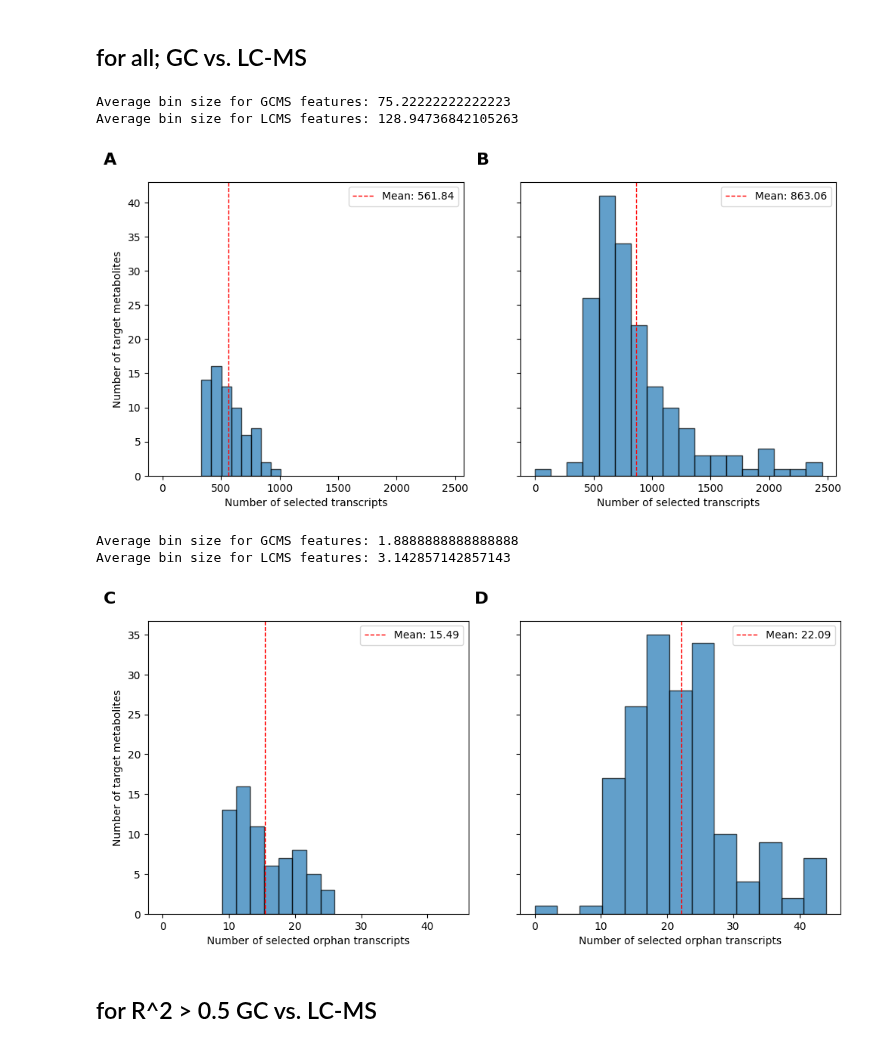
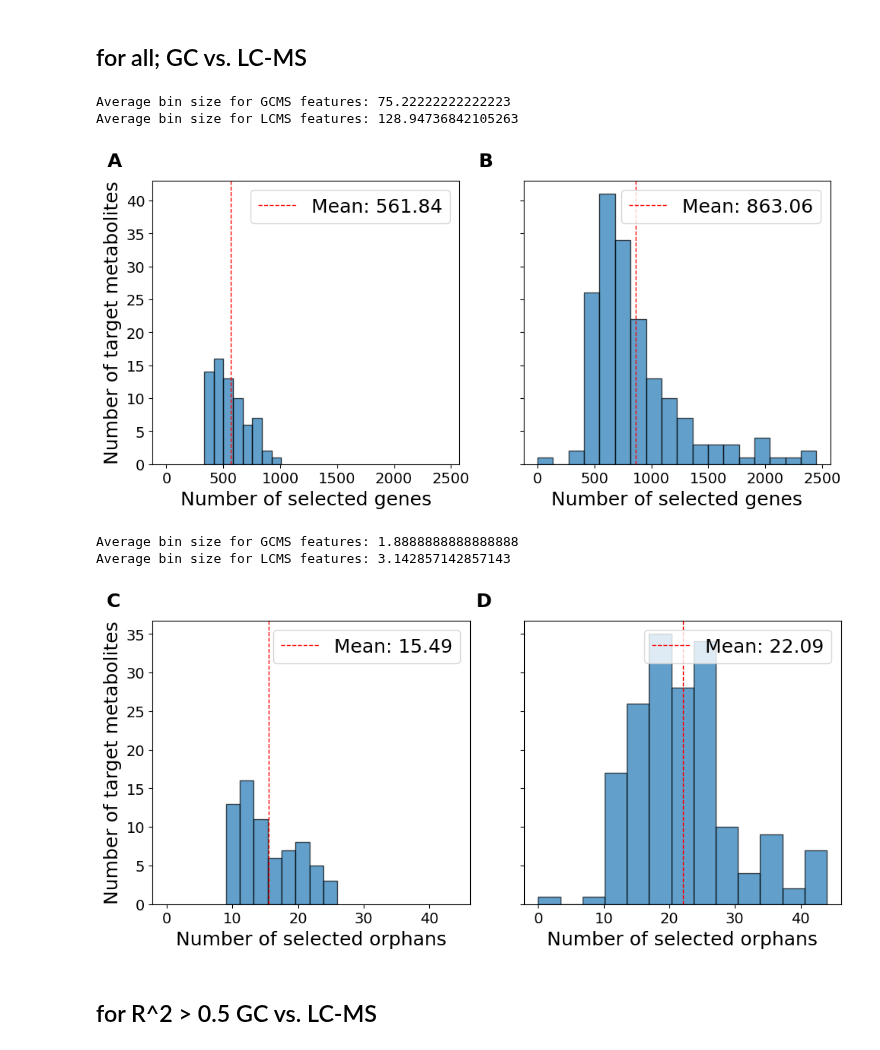
Before and after one commit to Yawkward/x.elegans, a Jupyter notebook: main_figures/selected_feat_orp.ipynb, the cells around one changed output. Cells and saved outputs as stored; diff of their text form; code cells hidden in the pictures.

Commit message:
fonstize labelsize. reporting uniq, R_sq gt 0.5

```diff
--- a/main_figures/selected_feat_orp.ipynb
+++ b/main_figures/selected_feat_orp.ipynb
@@ -31,6 +31,7 @@ def process_lasso_features(path_gc, path_lc, orphans, mean_10x=None):
         lasso_feat[p_key] = {}
         lasso_orphans[p_key] = {}
         all_orph[p_key] = []
+        print(p_key)
 
         for file in os.listdir(p):
             if file.endswith(".json") and not(file.startswith('gcms_dict_nXcv') or file.startswith('lcms_dict_nXcv')):
@@ -44,6 +45,8 @@ def process_lasso_features(path_gc, path_lc, orphans, mean_10x=None):
                         #print(f"{target} mean10x: {data['best_param'][-1]}")
                         d += 1
                         continue
+                    else:
+                        print(f"{target},{data['best_param'][-1]}")
 
                 if not data['selected_features']:
                     c += 1
@@ -67,31 +70,36 @@ def process_lasso_features(path_gc, path_lc, orphans, mean_10x=None):
     return lasso_feat, lasso_orphans
 
 
-def plot_histograms(gcms_data, lcms_data, desc=['A','B'], xlabel = 'Number of selected orphan transcripts'):
+def plot_histograms(gcms_data, lcms_data, desc=['A', 'B'], xlabel='Number of selected orphans', fontsize=18, labelsize=14):
     # Creating subplots with shared axes
     fig, axes = plt.subplots(1, 2, figsize=(10, 5), sharex=True, sharey=True)
 
     # Histogram for GCMS data
     n, bins, patches = axes[0].hist(gcms_data, bins='auto', edgecolor='black', alpha=0.7)
     axes[0].axvline(np.mean(gcms_data), color='red', linestyle='dashed', linewidth=1, label=f'Mean: {np.mean(gcms_data):.2f}')
-    axes[0].set_xlabel(xlabel)
-    axes[0].set_ylabel('Number of target metabolites')
-    axes[0].text(-0.1, 1.1, desc[0], transform=axes[0].transAxes, fontsize=16, fontweight='bold', va='top', ha='right')
+    axes[0].set_xlabel(xlabel, fontsize=fontsize)
+    axes[0].set_ylabel('Number of target metabolites', fontsize=fontsize)
+    axes[0].tick_params(axis='both', labelsize=labelsize)  # Adjusting tick label sizes
+    axes[0].text(-0.1, 1.1, desc[0], transform=axes[0].transAxes, fontsize=fontsize, fontweight='bold', va='top', ha='right')
     avg_bin_size_gcms = (max(gcms_data) - min(gcms_data)) / len(bins)
     print(f"Average bin size for GCMS features: {avg_bin_size_gcms}")
-    axes[0].legend()
+    axes[0].legend(fontsize=fontsize)
 
     # Histogram for LCMS data
     n, bins, patches = axes[1].hist(lcms_data, bins='auto', edgecolor='black', alpha=0.7)
     axes[1].axvline(np.mean(lcms_data), color='red', linestyle='dashed', linewidth=1, label=f'Mean: {np.mean(lcms_data):.2f}')
-    axes[1].set_xlabel(xlabel)
-    axes[1].text(-0.1, 1.1, desc[1], transform=axes[1].transAxes, fontsize=16, fontweight='bold', va='top', ha='right')
+    axes[1].set_xlabel(xlabel, fontsize=fontsize)
+    axes[1].tick_params(axis='both', labelsize=labelsize)  # Adjusting tick label sizes
+    axes[1].text(-0.1, 1.1, desc[1], transform=axes[1].transAxes, fontsize=fontsize, fontweight='bold', va='top', ha='right')
     avg_bin_size_lcms = (max(lcms_data) - min(lcms_data)) / len(bins)
     print(f"Average bin size for LCMS features: {avg_bin_size_lcms}")
-    axes[1].legend()
+    axes[1].legend(fontsize=fontsize)
 
     plt.tight_layout()
     plt.show()
+
+# Example usage with custom font sizes:
+# plot_histograms(gcms_data, lcms_data, fontsize=14, labelsize=12)
 # %%
 # Load orphan genes
 orph_file = open("/home/t44p/PW_rawdata/results/full_lasso/orphan.txt", "r")
@@ -130,17 +140,17 @@ lcms_orph = [len(lasso_orphans['lcms'][target]) for target in lasso_orphans['lcm
 # %% [markdown]
 ## for all; GC vs. LC-MS
 # %%
-plot_histograms(gcms_feat, lcms_feat, xlabel='Number of selected transcripts')
+plot_histograms(gcms_feat, lcms_feat, xlabel='Number of selected genes')
 # %% [output]
 Average bin size for GCMS features: 75.22222222222223
 Average bin size for LCMS features: 128.94736842105263
-[figure, old version]
+[figure, new version]
 # %%
 plot_histograms(gcms_orph, lcms_orph, ['C','D'])
 # %% [output]
 Average bin size for GCMS features: 1.8888888888888888
 Average bin size for LCMS features: 3.142857142857143
-[figure, old version]
+[figure, new version]
 # %% [markdown]
 ## for R^2 > 0.5 GC vs. LC-MS
 # %%
```
Also changed, not shown: parts of 10 cells of this notebook, 4 other files.
